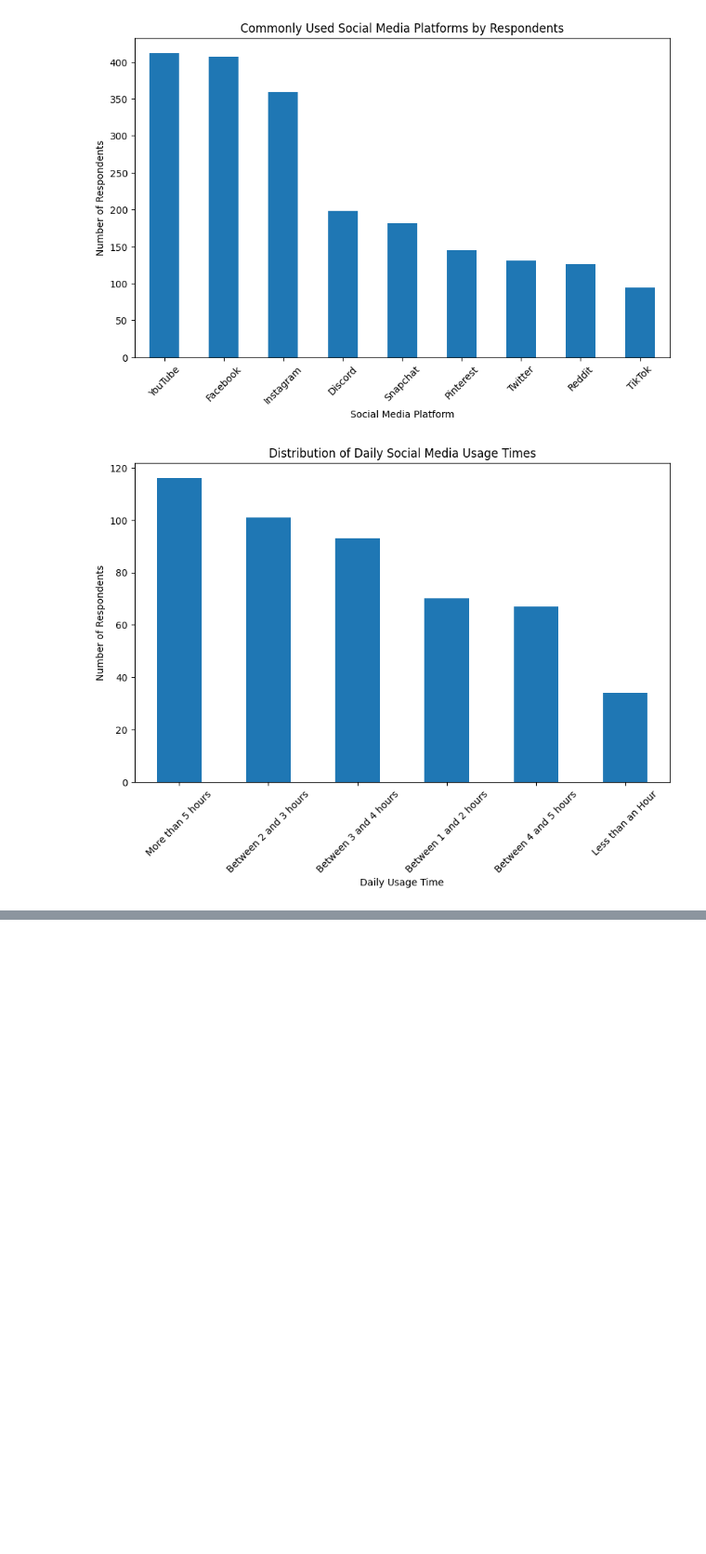
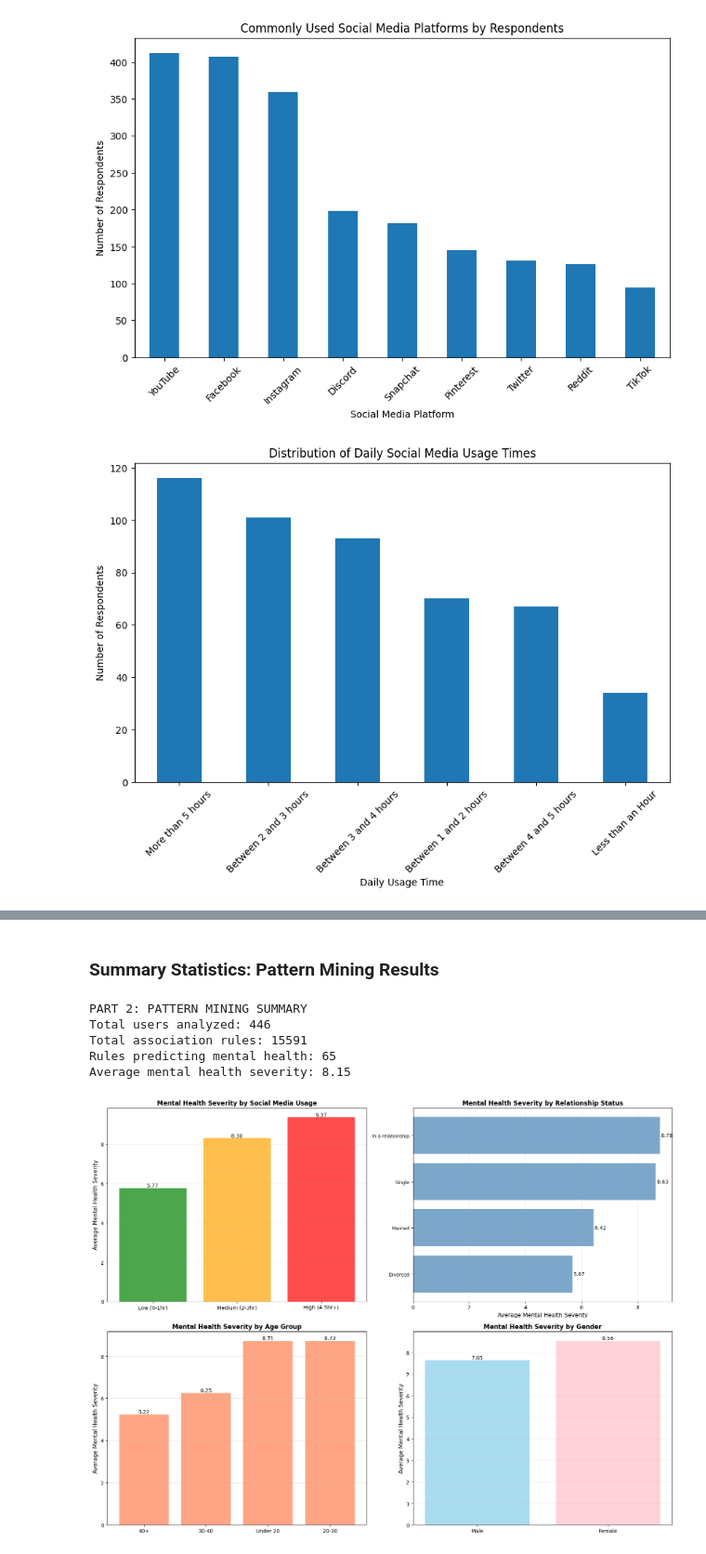
Before and after one commit to kengomatsuo/data-mining-aol, a Jupyter notebook: data-mining-aol.ipynb, the cells around one changed output, grey strips where cells are left out. Shown at 93% size. Drawn from its saved outputs; the diff is of its cells as text; code cells hidden in the pictures; blank space fills up the shorter version.

```diff
--- a/data-mining-aol.ipynb
+++ b/data-mining-aol.ipynb
@@ -125,3 +127,6 @@ plt.show()
 [figure]
 [figure]
 [figure]
+# %%
+# Drop timestamp column
+smmh.drop(columns=['timestamp'], inplace=True)
@@ -127,0 +679,10 @@ plt.show()
+# %%
+# Re-import the dataset for a fresh start
+smmh_pattern = pd.read_csv('smmh.csv')
+
+# Apply same renaming as before
+smmh_pattern = smmh_pattern.rename(columns=new_column_names)
+
+print(f"Dataset loaded: {smmh_pattern.shape}")
+print(f"Columns: {list(smmh_pattern.columns)}")
+smmh_pattern.head()
@@ -127,0 +1167,66 @@ plt.show()
+# %% [markdown]
+### Summary Statistics: Pattern Mining Results
+# %%
+print("\nPART 2: PATTERN MINING SUMMARY")
+print(f"Total users analyzed: {len(smmh_pattern)}")
+print(f"Total association rules: {len(rules)}")
+print(f"Rules predicting mental health: {len(mh_rules)}")
+print(f"Average mental health severity: {smmh_pattern['mental_health_severity'].mean():.2f}")
+# %% [output]
+PART 2: PATTERN MINING SUMMARY
+Total users analyzed: 446
+Total association rules: 15591
+Rules predicting mental health: 65
+Average mental health severity: 8.15
+# %%
+# Visualize mental health distribution across different factors
+fig, axes = plt.subplots(2, 2, figsize=(16, 12))
+
+# 1. Mental Health by Usage Category
+usage_mh = smmh_pattern.groupby('usage_category')['mental_health_severity'].mean().sort_values()
+axes[0, 0].bar(range(len(usage_mh)), usage_mh.values, color=['green', 'orange', 'red'], alpha=0.7)
+axes[0, 0].set_xticks(range(len(usage_mh)))
+axes[0, 0].set_xticklabels(usage_mh.index, rotation=0)
+axes[0, 0].set_ylabel('Average Mental Health Severity', fontsize=11)
+axes[0, 0].set_title('Mental Health Severity by Social Media Usage', fontsize=12, fontweight='bold')
+axes[0, 0].grid(axis='y', alpha=0.3)
+for i, v in enumerate(usage_mh.values):
+    axes[0, 0].text(i, v + 0.05, f'{v:.2f}', ha='center', fontsize=10)
+
+# 2. Mental Health by Relationship Status
+rel_mh = smmh_pattern.groupby('relationship_status')['mental_health_severity'].mean().sort_values()
+axes[0, 1].barh(range(len(rel_mh)), rel_mh.values, color='steelblue', alpha=0.7)
+axes[0, 1].set_yticks(range(len(rel_mh)))
+axes[0, 1].set_yticklabels(rel_mh.index, fontsize=9)
+axes[0, 1].set_xlabel('Average Mental Health Severity', fontsize=11)
+axes[0, 1].set_title('Mental Health Severity by Relationship Status', fontsize=12, fontweight='bold')
+axes[0, 1].grid(axis='x', alpha=0.3)
+for i, v in enumerate(rel_mh.values):
+    axes[0, 1].text(v + 0.05, i, f'{v:.2f}', va='center', fontsize=10)
+
+# 3. Mental Health by Age Group
+age_mh = smmh_pattern.groupby('age_group')['mental_health_severity'].mean().sort_values()
+axes[1, 0].bar(range(len(age_mh)), age_mh.values, color='coral', alpha=0.7)
+axes[1, 0].set_xticks(range(len(age_mh)))
+axes[1, 0].set_xticklabels(age_mh.index, rotation=0)
+axes[1, 0].set_ylabel('Average Mental Health Severity', fontsize=11)
+axes[1, 0].set_title('Mental Health Severity by Age Group', fontsize=12, fontweight='bold')
+axes[1, 0].grid(axis='y', alpha=0.3)
+for i, v in enumerate(age_mh.values):
+    axes[1, 0].text(i, v + 0.05, f'{v:.2f}', ha='center', fontsize=10)
+
+# 4. Mental Health by Gender
+gender_mh = smmh_pattern.groupby('gender')['mental_health_severity'].mean().sort_values()
+axes[1, 1].bar(range(len(gender_mh)), gender_mh.values, color=['skyblue', 'pink'], alpha=0.7)
+axes[1, 1].set_xticks(range(len(gender_mh)))
+axes[1, 1].set_xticklabels(gender_mh.index, rotation=0)
+axes[1, 1].set_ylabel('Average Mental Health Severity', fontsize=11)
+axes[1, 1].set_title('Mental Health Severity by Gender', fontsize=12, fontweight='bold')
+axes[1, 1].grid(axis='y', alpha=0.3)
+for i, v in enumerate(gender_mh.values):
+    axes[1, 1].text(i, v + 0.05, f'{v:.2f}', ha='center', fontsize=10)
+
+plt.tight_layout()
+plt.show()
+# %% [output]
+[figure, added]
```
Also changed, not shown: parts of 81 cells of this notebook, 1 other file.
